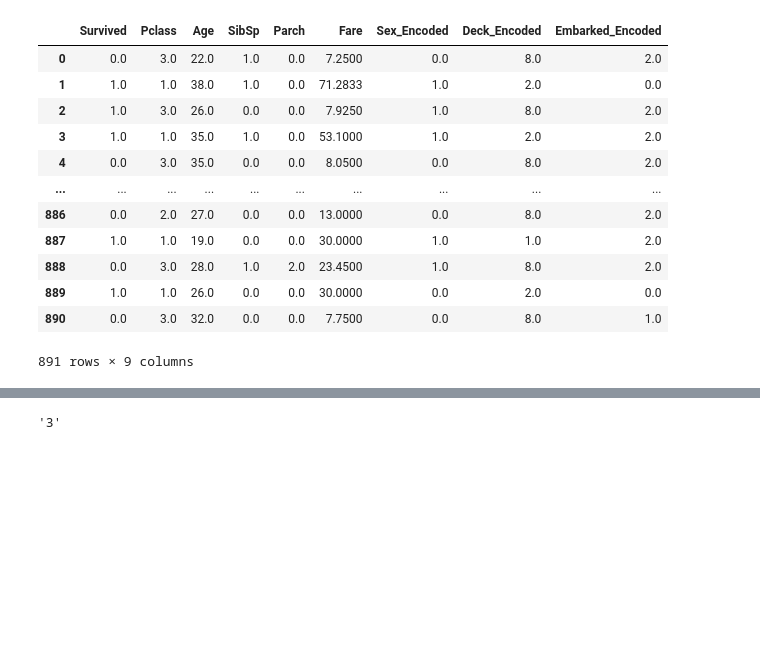
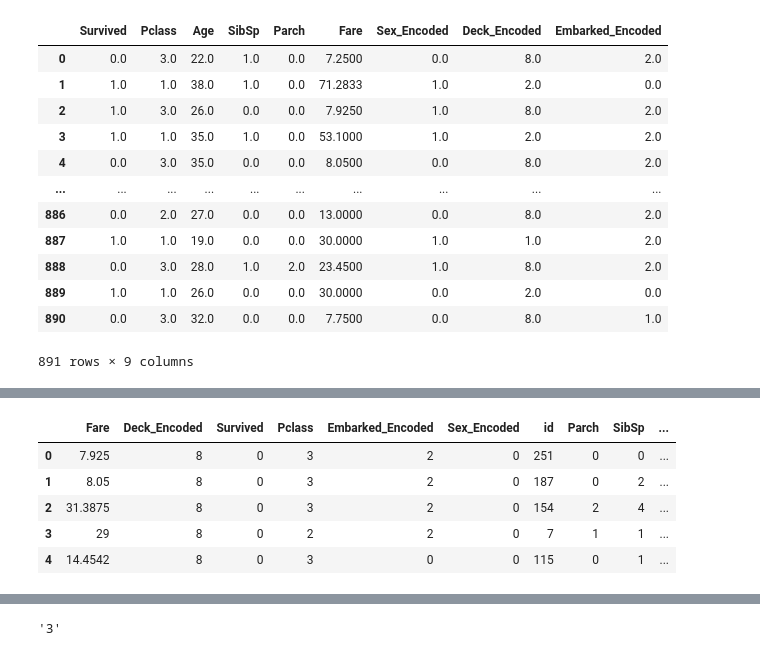
Before and after one commit to tman0004/mlops-zoomcamp-project, a Jupyter notebook: model_training.ipynb, the cells around one changed output, grey strips where cells are left out. Saved outputs shown, nothing was run; the diff lists cells and outputs as text; code cells hidden in the pictures; blank space fills up the shorter version.

```diff
--- a/model_training.ipynb
+++ b/model_training.ipynb
@@ -93,0 +166,20 @@ os.environ["AWS_SECRET_ACCESS_KEY"] = aws_secret_access_key
+# %%
+# Scan the DynamoDB table
+response = table.scan()
+items = response['Items']
+
+# If the table is large, handle pagination
+while 'LastEvaluatedKey' in response:
+    response = table.scan(ExclusiveStartKey=response['LastEvaluatedKey'])
+    items.extend(response['Items'])
+
+# Load into pandas DataFrame
+df_dynamo = pd.DataFrame(items)
+df_dynamo.head()  # Display the first few rows
+# %% [output]
+|  | Fare | Deck_Encoded | Survived | Pclass | Embarked_Encoded | Sex_Encoded | id | Parch | SibSp | ... |
+| 0 | 7.925 | 8 | 0 | 3 | 2 | 0 | 251 | 0 | 0 | ... |
+| 1 | 8.05 | 8 | 0 | 3 | 2 | 0 | 187 | 0 | 2 | ... |
+| 2 | 31.3875 | 8 | 0 | 3 | 2 | 0 | 154 | 2 | 4 | ... |
+| 3 | 29 | 8 | 0 | 2 | 2 | 0 | 7 | 1 | 1 | ... |
+| 4 | 14.4542 | 8 | 0 | 3 | 0 | 0 | 115 | 0 | 1 | ... |
```
Also changed, not shown: parts of 16 cells of this notebook, 3 other files.
